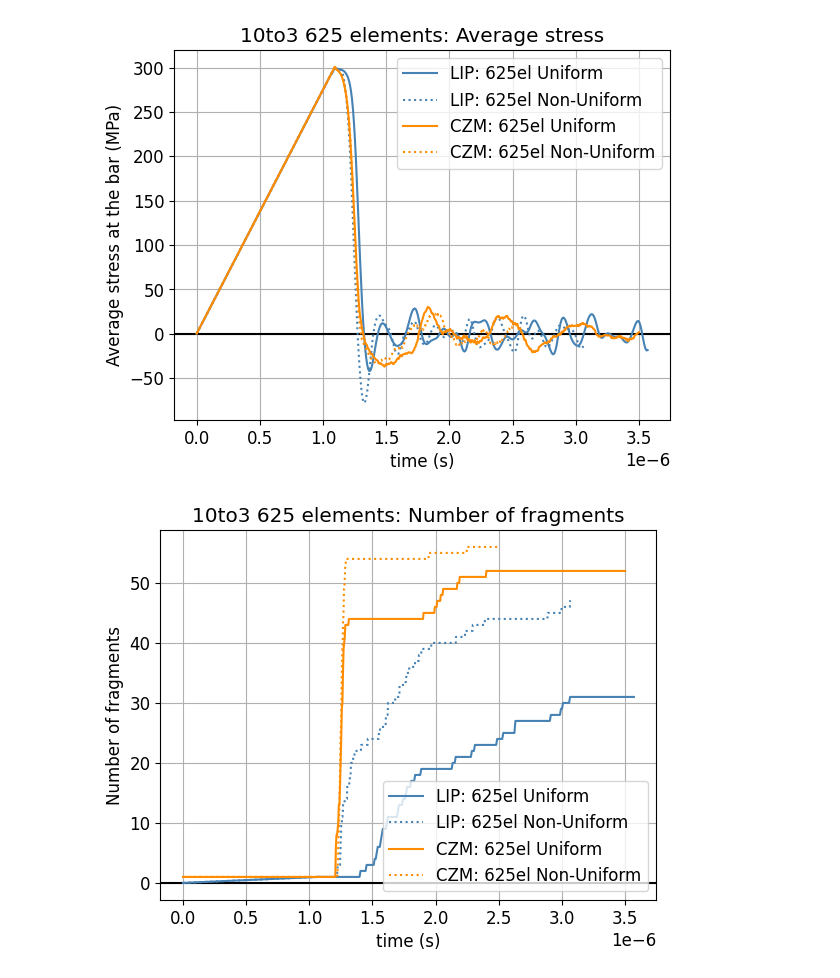
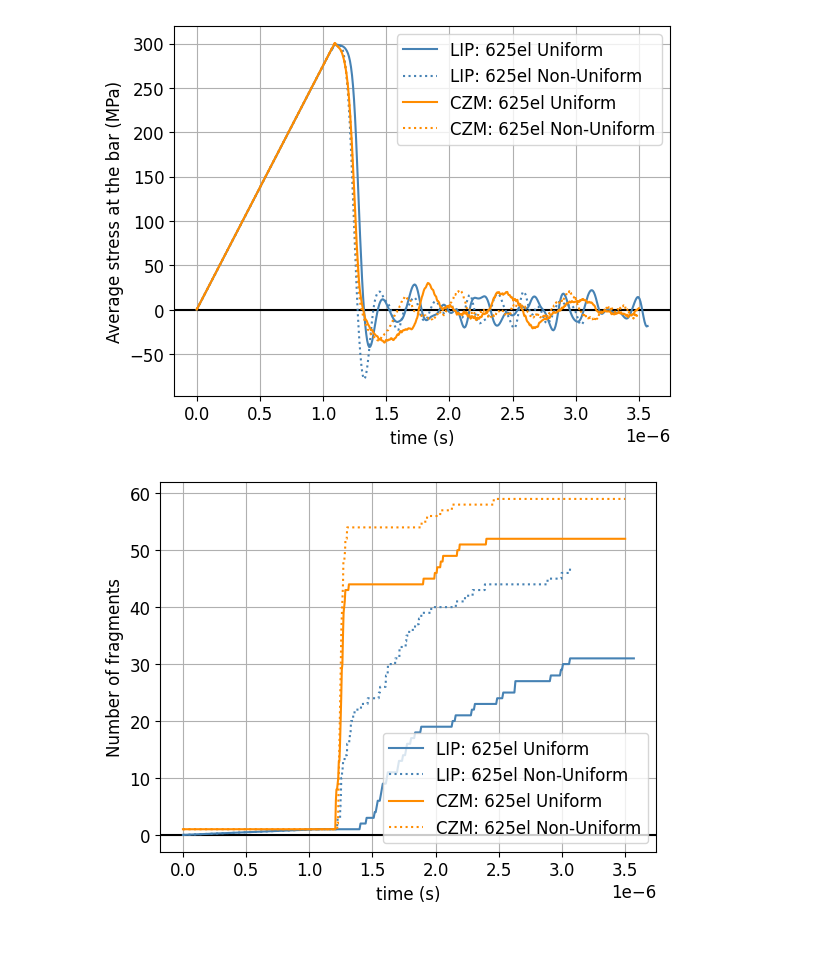
Before and after one commit to raquel-dantas/DynFrag1D, a Jupyter notebook: mesh_study_10to3_lip_czm.ipynb, the cells around one changed output. Saved outputs shown, nothing was run; the diff lists cells and outputs as text; code cells hidden in the pictures; blank space fills up the shorter version.

Commit message:
mesh study cfrac

```diff
--- a/mesh_study_10to3_lip_czm.ipynb
+++ b/mesh_study_10to3_lip_czm.ipynb
@@ -177,8 +177,8 @@ time_data = DFProcessResults.getTimeData(file_address)
 time_simulation = time_data[0]
 dt = time_data[1]
 n_steps = time_data[2]
-n_files = int(n_steps / 10 + 1)
-avg_stress_bar, energies, n_fragments = DFProcessResults.getResultsAllStepsCZM(file_address, n_files, n_steps)
+n_files = int(n_steps / 20 + 1)
+avg_stress_bar, energies, n_fragments = DFProcessResults.getResultsAllStepsCZM_dumptype2(file_address, n_files, n_steps)
 energy_diss = DFProcessResults.getDissipatedEnergy(energies, n_files) * 1e-3 / h  # from J to KJ
 var_energies = DFProcessResults.computeVarEnergiesCZM(energies, n_files, n_elements)
 time_non_uniform_czm5000 = np.linspace(0, time_simulation, n_files)
@@ -197,8 +197,8 @@ time_data = DFProcessResults.getTimeData(file_address)
 time_simulation = time_data[0]
 dt = time_data[1]
 n_steps = time_data[2]
-n_files = int(n_steps / 10 + 1)
-avg_stress_bar, energies, n_fragments = DFProcessResults.getResultsAllStepsCZM(file_address, n_files, n_steps)
+n_files = int(n_steps / 20 )
+avg_stress_bar, energies, n_fragments = DFProcessResults.getResultsAllStepsCZM_dumptype2(file_address, n_files, n_steps)
 energy_diss = DFProcessResults.getDissipatedEnergy(energies, n_files) * 1e-3 / h  # from J to KJ
 var_energies = DFProcessResults.computeVarEnergiesCZM(energies, n_files, n_elements)
 time_non_uniform_czm7500 = np.linspace(0, time_simulation, n_files)
@@ -292,7 +292,7 @@ time_data = DFProcessResults.getTimeData(file_address)
 time_simulation = time_data[0]
 dt = time_data[1]
 n_steps = time_data[2]
-n_files = int(n_steps / 10 + 1)
+n_files = int(n_steps / 10)
 avg_stress_bar, energies, n_fragments = DFProcessResults.getResultsAllSteps(file_address, n_files, n_steps)
 energy_diss = DFProcessResults.getDissipatedEnergy(energies, n_files) * 1e-3  # from J to KJ
 var_energies = DFProcessResults.computeVarEnergiesLipfield(energies, n_files)
@@ -411,7 +411,7 @@ def plotCompareStressCZMLIP(results, title:str, label_x:str, label_y:str, save_p
     fig, axes = plt.subplots()
     axes.grid(True, which="both")
     axes.axhline(y=0, color="k")
-    plt.title(title)
+    # plt.title(title)
     plt.xlabel(label_x)
     plt.ylabel(label_y)
     plt.rcParams.update({'font.size': 12})
@@ -453,7 +453,7 @@ def plotCompareNfragCZMLIP(results, title:str, label_x:str, label_y:str, save_pl
     fig, axes = plt.subplots()
     axes.grid(True, which="both")
     axes.axhline(y=0, color="k")
-    plt.title(title)
+    # plt.title(title)
     plt.xlabel(label_x)
     plt.ylabel(label_y)
     plt.rcParams.update({'font.size': 12})
@@ -617,61 +617,61 @@ plotCompareStressCZMLIP(
     label_x="time (s)",
     label_y="Average stress at the bar (MPa)",
     save_plot=True,
     save_filename="output_mesh_study/plots_mesh_study/10to3_lip_czm_5000_avg_stress",
 )
 
 nfrag = [
     ["LIP: 5000el Uniform", time_uniform_lip5000, n_fragments_uniform_lip5000[2]],
     ["LIP: 5000el Non-Uniform", time_non_uniform_lip5000, n_fragments_non_uniform_lip5000[2]],
     ["CZM: 5000el Uniform", time_uniform_czm5000, n_fragments_uniform_czm5000[2]],
     ["CZM: 5000el Non-Uniform", time_non_uniform_czm5000, n_fragments_non_uniform_czm5000[2]],
 ]
 
 
 plotCompareNfragCZMLIP(
     nfrag,
     title="10to3 5000 elements: Number of fragments",
     label_x="time (s)",
     label_y="Number of fragments",
     save_plot=True,
     save_filename="output_mesh_study/plots_mesh_study/10to3_lip_czm_5000_nfrag",
 )
 
-# # 7500 elements
+# 7500 elements
 
-# stress_bar = [
-#     ["LIP: 7500el Uniform", time_uniform_lip7500, avg_stress_uniform_lip7500[2]/10**6],
-#     ["LIP: 7500el Non-Uniform", time_non_uniform_lip7500, avg_stress_non_uniform_lip7500[2]/10**6],
-#     ["CZM: 7500el Uniform", time_uniform_czm7500, avg_stress_uniform_czm7500[2]/10**6],
-#     ["CZM: 7500el Non-Uniform", time_non_uniform_czm7500, avg_stress_non_uniform_czm7500[2]/10**6],
-# ]
+stress_bar = [
+    ["LIP: 7500el Uniform", time_uniform_lip7500, avg_stress_uniform_lip7500[2]/10**6],
+    ["LIP: 7500el Non-Uniform", time_non_uniform_lip7500, avg_stress_non_uniform_lip7500[2]/10**6],
+    ["CZM: 7500el Uniform", time_uniform_czm7500, avg_stress_uniform_czm7500[2]/10**6],
+    ["CZM: 7500el Non-Uniform", time_non_uniform_czm7500, avg_stress_non_uniform_czm7500[2]/10**6],
+]
 
 
-# plotCompareStressCZMLIP(
-#     stress_bar,
-#     title="10to3 7500 elements: Average stress",
-#     label_x="time (s)",
-#     label_y="Average stress at the bar (MPa)",
-#     save_plot=True,
-#     save_filename="output_mesh_study/plots_mesh_study/10to3_lip_czm_7500_avg_stress",
-# )
+plotCompareStressCZMLIP(
+    stress_bar,
+    title="10to3 7500 elements: Average stress",
+    label_x="time (s)",
+    label_y="Average stress at the bar (MPa)",
+    save_plot=True,
+    save_filename="output_mesh_study/plots_mesh_study/10to3_lip_czm_7500_avg_stress",
+)
 
-# nfrag = [
-#     ["LIP: 7500el Uniform", time_uniform_lip7500, n_fragments_uniform_lip7500[2]],
-#     ["LIP: 7500el Non-Uniform", time_non_uniform_lip7500, n_fragments_non_uniform_lip7500[2]],
-#     ["CZM: 7500el Uniform", time_uniform_czm7500, n_fragments_uniform_czm7500[2]],
-#     ["CZM: 7500el Non-Uniform", time_non_uniform_czm7500, n_fragments_non_uniform_czm7500[2]],
-# ]
+nfrag = [
+    ["LIP: 7500el Uniform", time_uniform_lip7500, n_fragments_uniform_lip7500[2]],
+    ["LIP: 7500el Non-Uniform", time_non_uniform_lip7500, n_fragments_non_uniform_lip7500[2]],
+    ["CZM: 7500el Uniform", time_uniform_czm7500, n_fragments_uniform_czm7500[2]],
+    ["CZM: 7500el Non-Uniform", time_non_uniform_czm7500, n_fragments_non_uniform_czm7500[2]],
+]
 
 
-# DFPlotResults.plotCompareNfragCZMLIP(
-#     nfrag,
-#     title="10to3 7500 elements: Number of fragments",
-#     label_x="time (s)",
-#     label_y="Number of fragments",
-#     save_plot=True,
-#     save_filename="output_mesh_study/plots_mesh_study/10to3_lip_czm_7500_nfrag",
-# )
+plotCompareNfragCZMLIP(
+    nfrag,
+    title="10to3 7500 elements: Number of fragments",
+    label_x="time (s)",
+    label_y="Number of fragments",
+    save_plot=True,
+    save_filename="output_mesh_study/plots_mesh_study/10to3_lip_czm_7500_nfrag",
+)
 # %% [output]
-[figure, old version]
+[figure, new version]
-[figure, old version]
+[figure, new version]
```
Also changed, not shown: parts of 13 cells of this notebook, 5 other files.
